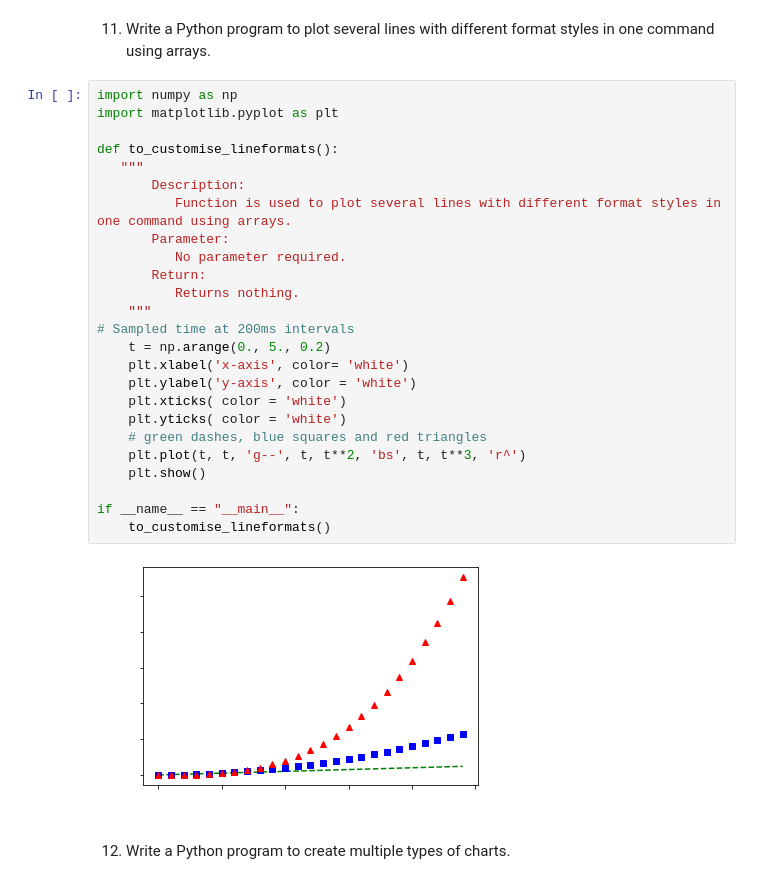
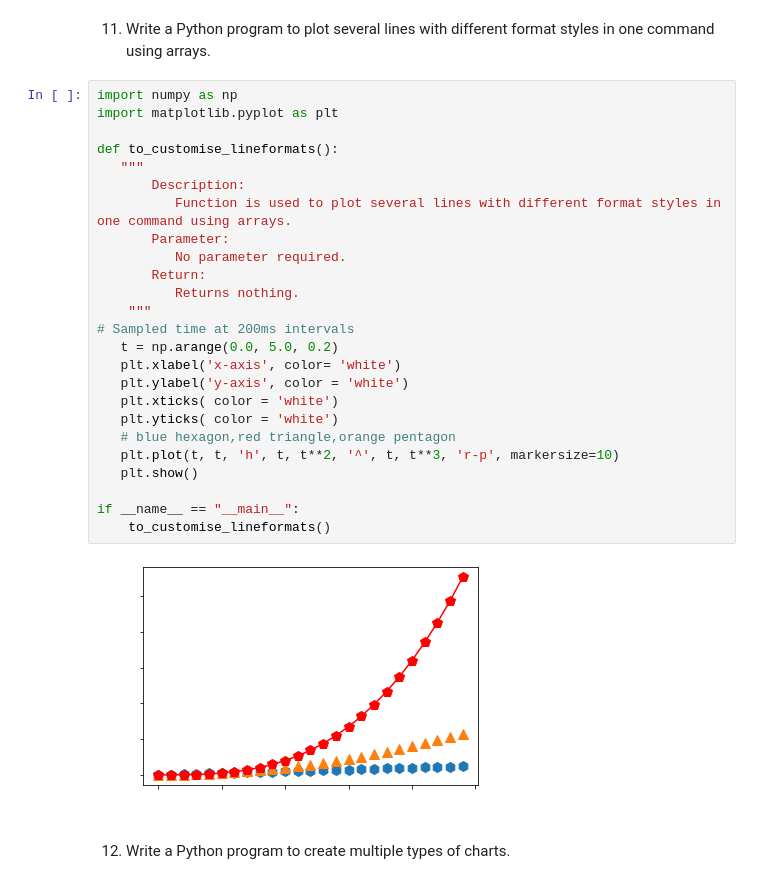
Before and after one commit to shaikhfarzana/Python-Libraries, a Jupyter notebook: Mathplotlib_Problems/Matplotlib_Problems.ipynb, the cells around one changed output. Drawn from its saved outputs; the diff is of its cells as text.

```diff
--- a/Mathplotlib_Problems/Matplotlib_Problems.ipynb
+++ b/Mathplotlib_Problems/Matplotlib_Problems.ipynb
@@ -345,30 +345,30 @@ if __name__ == "__main__":
 # %%
 import numpy as np
 import matplotlib.pyplot as plt
 
 def to_customise_lineformats():
    """
        Description:
           Function is used to plot several lines with different format styles in one command using arrays.
        Parameter:
           No parameter required.
        Return:
           Returns nothing.
     """
 # Sampled time at 200ms intervals
-    t = np.arange(0., 5., 0.2)
-    plt.xlabel('x-axis', color= 'white')
-    plt.ylabel('y-axis', color = 'white')
-    plt.xticks( color = 'white')
-    plt.yticks( color = 'white')
-    # green dashes, blue squares and red triangles
-    plt.plot(t, t, 'g--', t, t**2, 'bs', t, t**3, 'r^')
-    plt.show()
+   t = np.arange(0.0, 5.0, 0.2)
+   plt.xlabel('x-axis', color= 'white')
+   plt.ylabel('y-axis', color = 'white')
+   plt.xticks( color = 'white')
+   plt.yticks( color = 'white')
+   # blue hexagon,red triangle,orange pentagon
+   plt.plot(t, t, 'h', t, t**2, '^', t, t**3, 'r-p', markersize=10)
+   plt.show()
 
 if __name__ == "__main__":
     to_customise_lineformats()
 # %% [output]
-[figure, old version]
+[figure, new version]
 # %% [markdown]
 12. Write a Python program to create multiple types of charts.
 # %%
```
Also changed, not shown: parts of 6 cells of this notebook.
